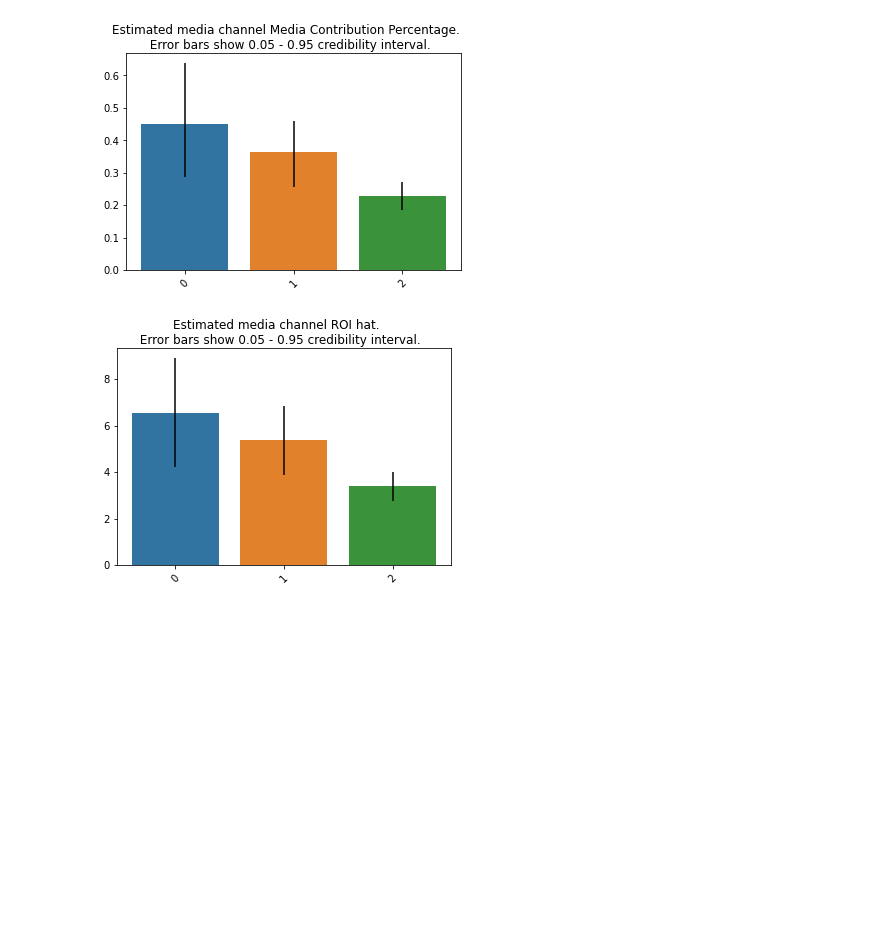
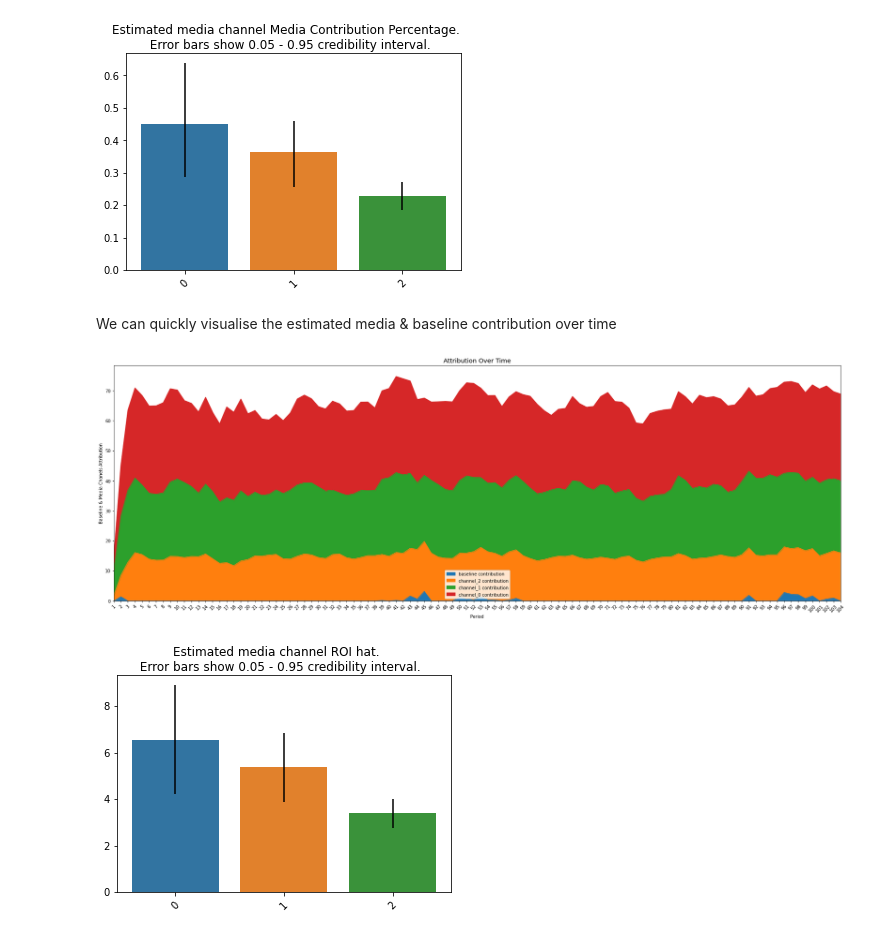
Before and after one commit to google/lightweight_mmm, a Jupyter notebook: examples/end_to_end_demo_with_multiple_geos.ipynb, the cells around one changed output. Drawn from its saved outputs; the diff is of its cells as text; code cells hidden in the pictures; blank space fills up the shorter version.

Commit message:
Creates stacked area plot for media & baseline contribution.
PiperOrigin-RevId: 457015812
Change-Id: I27fb9cc14f0bb9798517d471eee71d0301a78200

```diff
--- a/examples/end_to_end_demo_with_multiple_geos.ipynb
+++ b/examples/end_to_end_demo_with_multiple_geos.ipynb
@@ -205,6 +205,14 @@ credibility intervals.
 plot.plot_bars_media_metrics(metric=media_contribution, metric_name="Media Contribution Percentage")
 # %% [output]
 [figure]
+# %% [markdown]
+We can quickly visualise the estimated media & baseline contribution over time
+# %%
+plot.plot_media_baseline_contribution_area_plot(media_mix_model=mmm,
+                                                target_scaler=target_scaler,
+                                                fig_size=(30,10))
+# %% [output]
+[figure, added]
 # %%
 plot.plot_bars_media_metrics(metric=roi_hat, metric_name="ROI hat")
 # %% [output]
```
Also changed, not shown: parts of 1 cell of this notebook, 4 other files.
